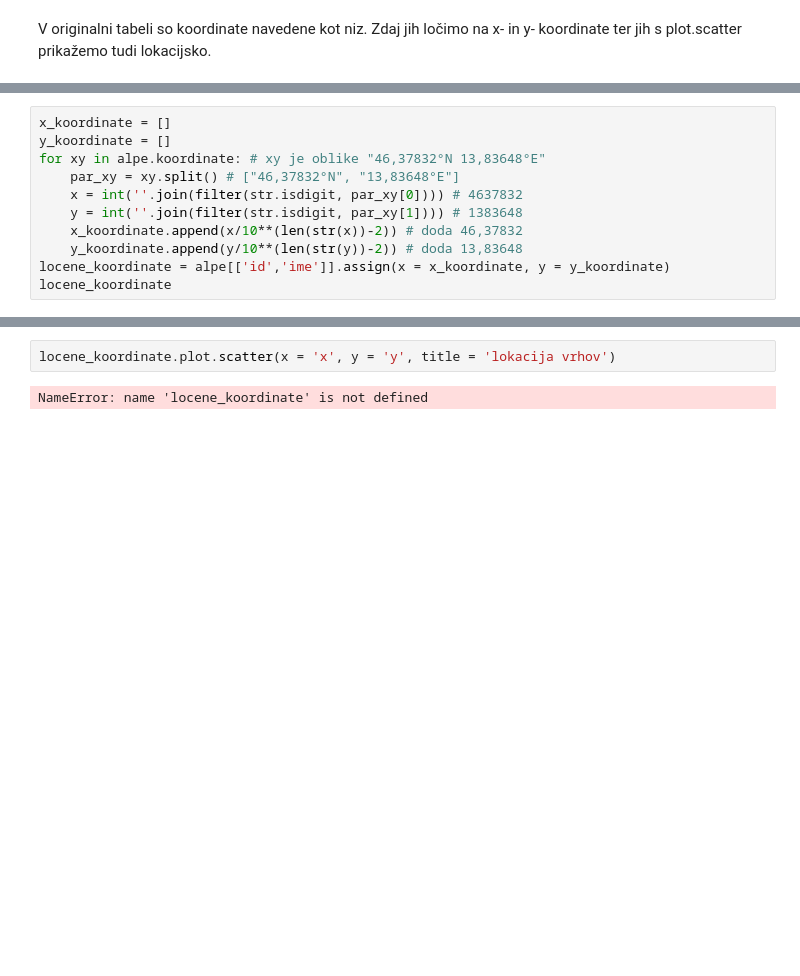
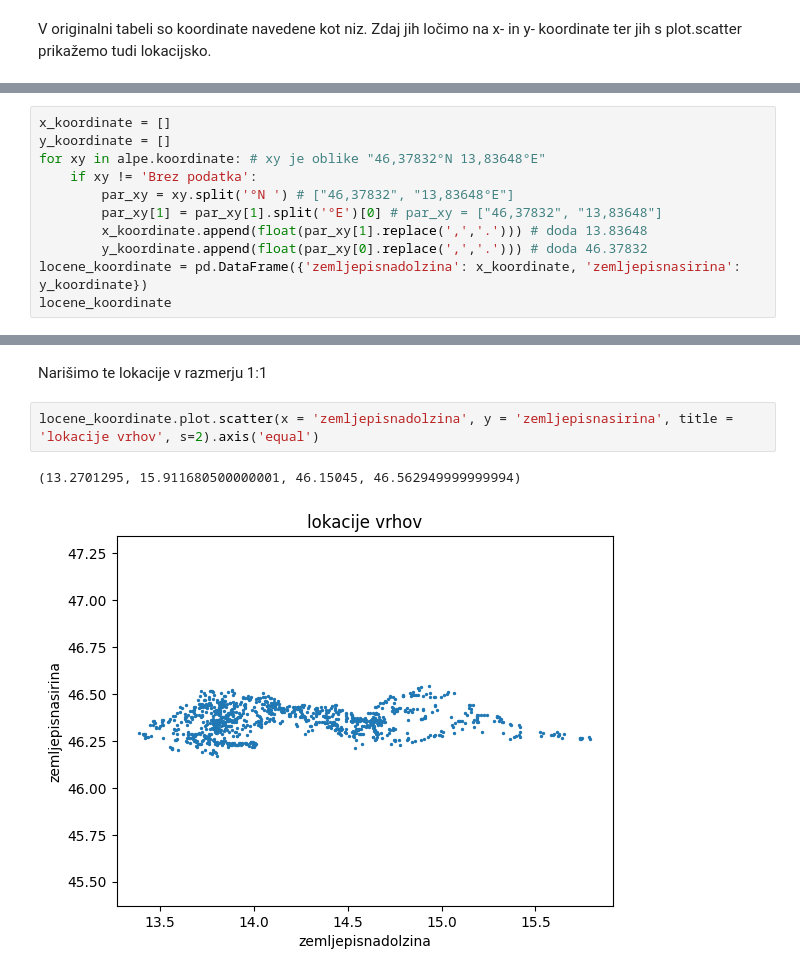
Before and after one commit to TerezijaKrecic/Projektna-naloga-Prog1-, a Jupyter notebook: analiza.ipynb, the cells around one changed output, grey strips where cells are left out. Drawn from its saved outputs; the diff is of its cells as text; blank space fills up the shorter version.

```diff
--- a/analiza.ipynb
+++ b/analiza.ipynb
@@ -350,11 +360,11 @@ V originalni tabeli so koordinate navedene kot niz. Zdaj jih ločimo na x- in y-
 x_koordinate = []
 y_koordinate = []
 for xy in alpe.koordinate: # xy je oblike "46,37832°N 13,83648°E"
-    par_xy = xy.split() # ["46,37832°N", "13,83648°E"]
-    x = int(''.join(filter(str.isdigit, par_xy[0]))) # 4637832
-    y = int(''.join(filter(str.isdigit, par_xy[1]))) # 1383648
-    x_koordinate.append(x/10**(len(str(x))-2)) # doda 46,37832
-    y_koordinate.append(y/10**(len(str(y))-2)) # doda 13,83648
-locene_koordinate = alpe[['id','ime']].assign(x = x_koordinate, y = y_koordinate)
+    if xy != 'Brez podatka':
+        par_xy = xy.split('°N ') # ["46,37832", "13,83648°E"]
+        par_xy[1] = par_xy[1].split('°E')[0] # par_xy = ["46,37832", "13,83648"]
+        x_koordinate.append(float(par_xy[1].replace(',','.'))) # doda 13.83648
+        y_koordinate.append(float(par_xy[0].replace(',','.'))) # doda 46.37832
+locene_koordinate = pd.DataFrame({'zemljepisnadolzina': x_koordinate, 'zemljepisnasirina': y_koordinate})
 locene_koordinate
 # %% [output]
@@ -362,4 +384,7 @@ ValueError: invalid literal for int() with base 10: ''
+# %% [markdown]
+Narišimo te lokacije v razmerju 1:1
 # %%
-locene_koordinate.plot.scatter(x = 'x', y = 'y', title = 'lokacija vrhov')
+locene_koordinate.plot.scatter(x = 'zemljepisnadolzina', y = 'zemljepisnasirina', title = 'lokacije vrhov', s=2).axis('equal')
 # %% [output]
-NameError: name 'locene_koordinate' is not defined
+(13.2701295, 15.911680500000001, 46.15045, 46.562949999999994)
+[figure, added]
```
Also changed, not shown: parts of 8 cells of this notebook.
